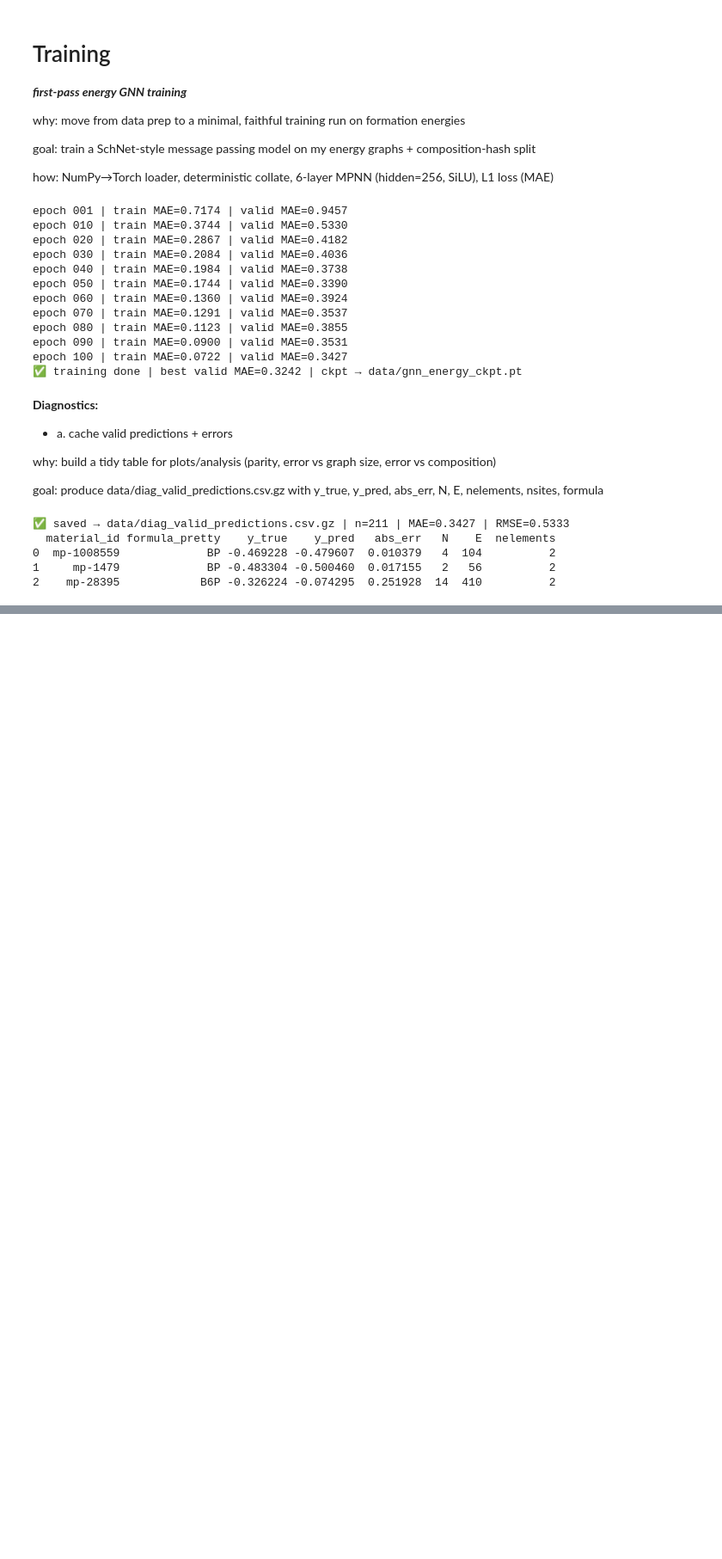
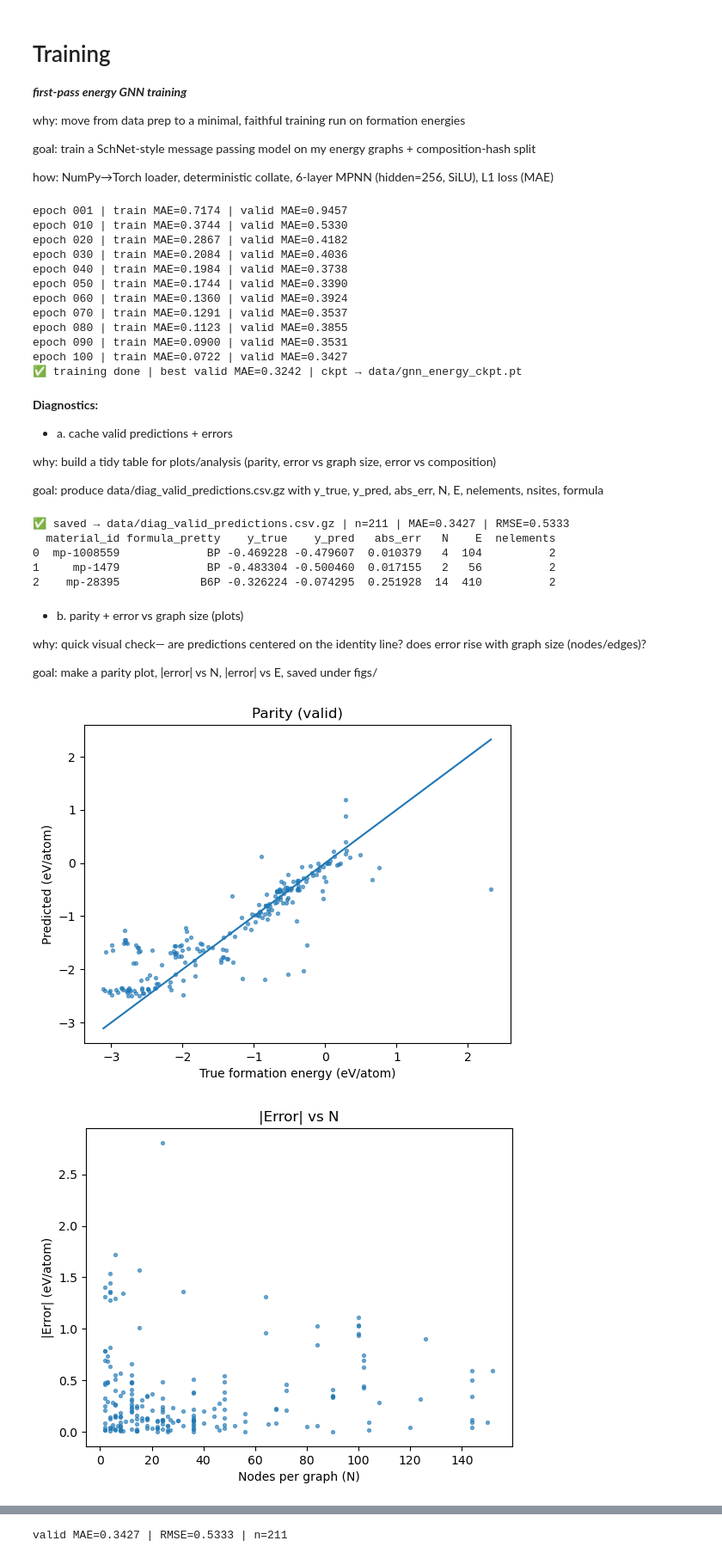
Before and after one commit to submerged-in-matrix/Materials-Discovery, a Jupyter notebook: projects/Scaling_DeepLearning/P_1_Scaling DL.ipynb, the cells around one changed output, grey strips where cells are left out. Shown at 86% size. Saved outputs shown, nothing was run; the diff lists cells and outputs as text; code cells hidden in the pictures; blank space fills up the shorter version.

```diff
--- a/projects/Scaling_DeepLearning/P_1_Scaling DL.ipynb
+++ b/projects/Scaling_DeepLearning/P_1_Scaling DL.ipynb
@@ -1911,3 +1911,56 @@ print(diag.head(3)[["material_id","formula_pretty","y_true","y_pred","abs_err","
 0  mp-1008559             BP -0.469228 -0.479607  0.010379   4  104          2
 1     mp-1479             BP -0.483304 -0.500460  0.017155   2   56          2
 2    mp-28395            B6P -0.326224 -0.074295  0.251928  14  410          2
+# %% [markdown]
+- b. parity + error vs graph size (plots)
+
+why: quick visual check— are predictions centered on the identity line? does error rise with graph size (nodes/edges)?
+
+goal: make a parity plot, |error| vs N, |error| vs E, saved under figs/
+# %%
+# paths
+IN_CSV = "data/diag_valid_predictions.csv.gz"
+
+# imports
+import os, numpy as np, pandas as pd, matplotlib.pyplot as plt
+os.makedirs("figs", exist_ok=True)
+
+# load
+df = pd.read_csv(IN_CSV)
+
+# 1) parity plot (y_true vs y_pred)
+plt.figure()
+plt.scatter(df["y_true"], df["y_pred"], s=8, alpha=0.6)
+lims = [min(df["y_true"].min(), df["y_pred"].min()), max(df["y_true"].max(), df["y_pred"].max())]
+plt.plot(lims, lims)  # identity
+plt.xlabel("True formation energy (eV/atom)")
+plt.ylabel("Predicted (eV/atom)")
+plt.title("Parity (valid)")
+plt.savefig("figs/parity_valid.png", dpi=180, bbox_inches="tight")
+plt.show()
+
+# 2) |error| vs nodes (N)
+plt.figure()
+plt.scatter(df["N"], df["abs_err"], s=8, alpha=0.6)
+plt.xlabel("Nodes per graph (N)")
+plt.ylabel("|Error| (eV/atom)")
+plt.title("|Error| vs N")
+plt.savefig("figs/error_vs_N.png", dpi=180, bbox_inches="tight")
+plt.show()
+
+# 3) |error| vs edges (E)
+plt.figure()
+plt.scatter(df["E"], df["abs_err"], s=8, alpha=0.6)
+plt.xlabel("Edges per graph (E)")
+plt.ylabel("|Error| (eV/atom)")
+plt.title("|Error| vs E")
+plt.savefig("figs/error_vs_E.png", dpi=180, bbox_inches="tight")
+plt.show()
+
+# quick text summary
+mae = float(df["abs_err"].mean())
+rmse = float(np.sqrt(((df["y_pred"] - df["y_true"])**2).mean()))
+print(f"valid MAE={mae:.4f} | RMSE={rmse:.4f} | n={len(df)}")
+# %% [output]
+[figure, added]
+[figure, added]
@@ -1913,0 +1968 @@ print(diag.head(3)[["material_id","formula_pretty","y_true","y_pred","abs_err","
+valid MAE=0.3427 | RMSE=0.5333 | n=211
```
Also changed, not shown: parts of 3 cells of this notebook.
